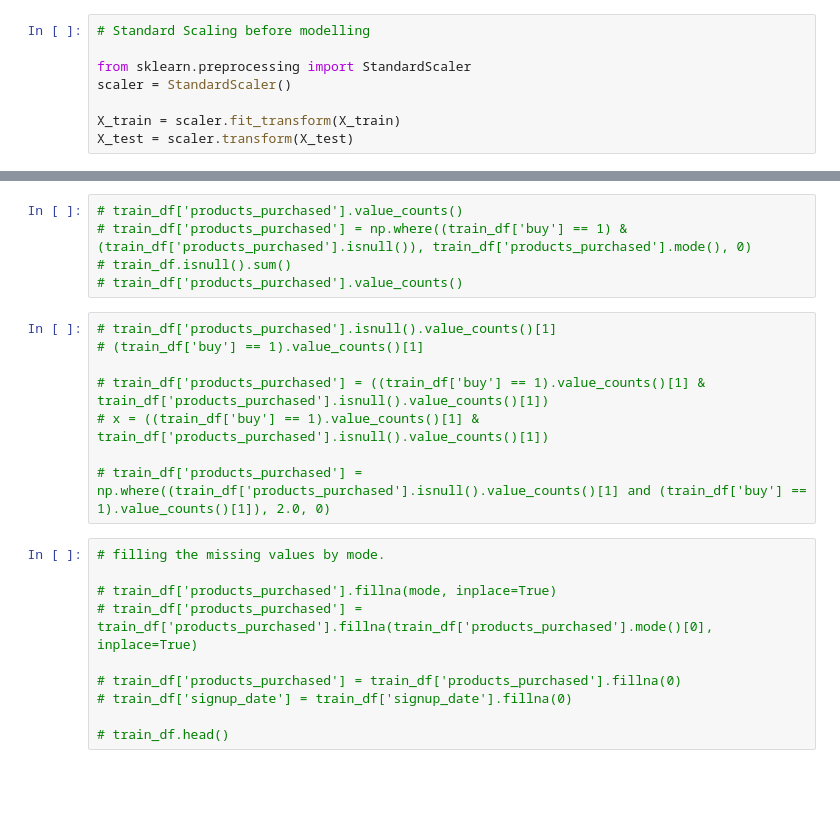
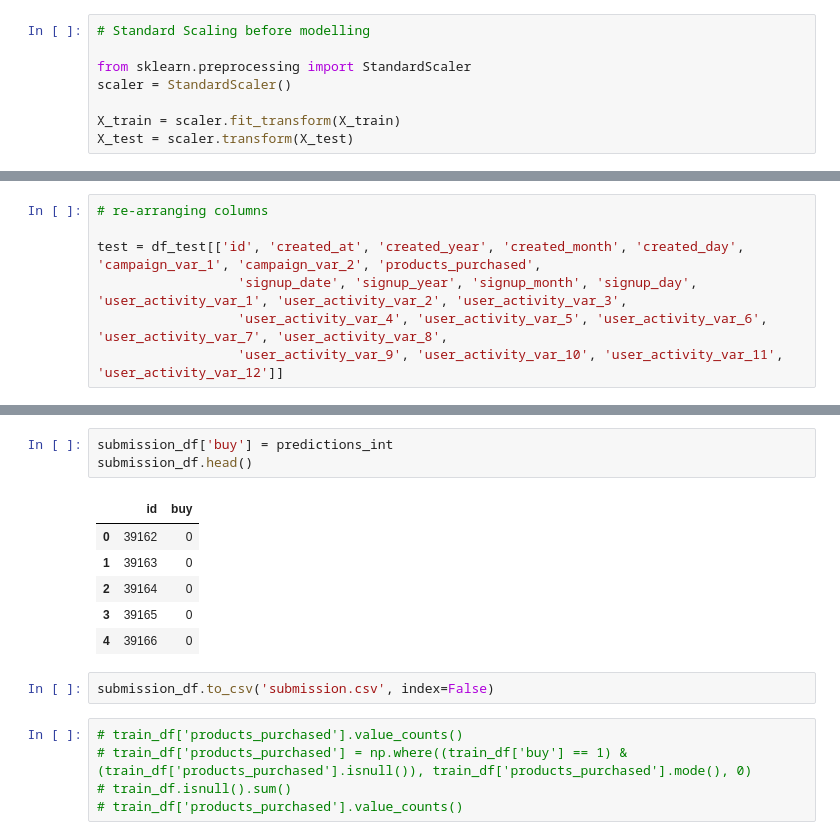
Before and after one commit to bhupeshmahara/smart-lead-scoring-engine, a Jupyter notebook: Smart_Lead_Scoring_Engine.ipynb, the cells around one changed output, grey strips where cells are left out. Saved outputs shown, nothing was run; the diff lists cells and outputs as text; blank space fills up the shorter version.

```diff
--- a/Smart_Lead_Scoring_Engine.ipynb
+++ b/Smart_Lead_Scoring_Engine.ipynb
@@ -616,0 +396,7 @@ F1 Score of AdaBoost using cross validation :  94.89798534086901
+# %%
+# re-arranging columns
+
+test = df_test[['id', 'created_at', 'created_year', 'created_month', 'created_day', 'campaign_var_1', 'campaign_var_2', 'products_purchased',
+                  'signup_date', 'signup_year', 'signup_month', 'signup_day', 'user_activity_var_1', 'user_activity_var_2', 'user_activity_var_3',
+                  'user_activity_var_4', 'user_activity_var_5', 'user_activity_var_6', 'user_activity_var_7', 'user_activity_var_8',
+                  'user_activity_var_9', 'user_activity_var_10', 'user_activity_var_11', 'user_activity_var_12']]
@@ -617,23 +424,17 @@ F1 Score of AdaBoost using cross validation :  94.89798534086901
+# %%
+submission_df['buy'] = predictions_int
+submission_df.head()
+# %% [output]
+|  | id | buy |
+| 0 | 39162 | 0 |
+| 1 | 39163 | 0 |
+| 2 | 39164 | 0 |
+| 3 | 39165 | 0 |
+| 4 | 39166 | 0 |
+# %%
+submission_df.to_csv('submission.csv', index=False)
 # %%
 # train_df['products_purchased'].value_counts()
 # train_df['products_purchased'] = np.where((train_df['buy'] == 1) & (train_df['products_purchased'].isnull()), train_df['products_purchased'].mode(), 0)
 # train_df.isnull().sum()
 # train_df['products_purchased'].value_counts()
-# %%
-# train_df['products_purchased'].isnull().value_counts()[1]
-# (train_df['buy'] == 1).value_counts()[1]
-
-# train_df['products_purchased'] = ((train_df['buy'] == 1).value_counts()[1] & train_df['products_purchased'].isnull().value_counts()[1])
-# x = ((train_df['buy'] == 1).value_counts()[1] & train_df['products_purchased'].isnull().value_counts()[1])
-
-# train_df['products_purchased'] = np.where((train_df['products_purchased'].isnull().value_counts()[1] and (train_df['buy'] == 1).value_counts()[1]), 2.0, 0)
-# %%
-# filling the missing values by mode.
-
-# train_df['products_purchased'].fillna(mode, inplace=True)
-# train_df['products_purchased'] = train_df['products_purchased'].fillna(train_df['products_purchased'].mode()[0], inplace=True)
-
-# train_df['products_purchased'] = train_df['products_purchased'].fillna(0)
-# train_df['signup_date'] = train_df['signup_date'].fillna(0)
-
-# train_df.head()
```
Also changed, not shown: parts of 53 cells of this notebook.
